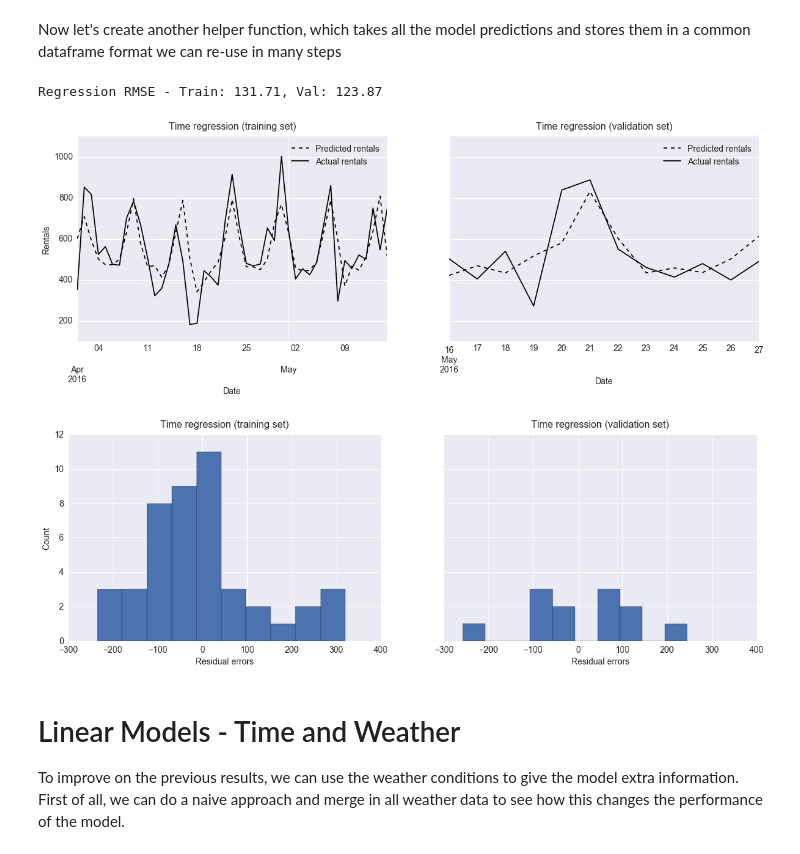
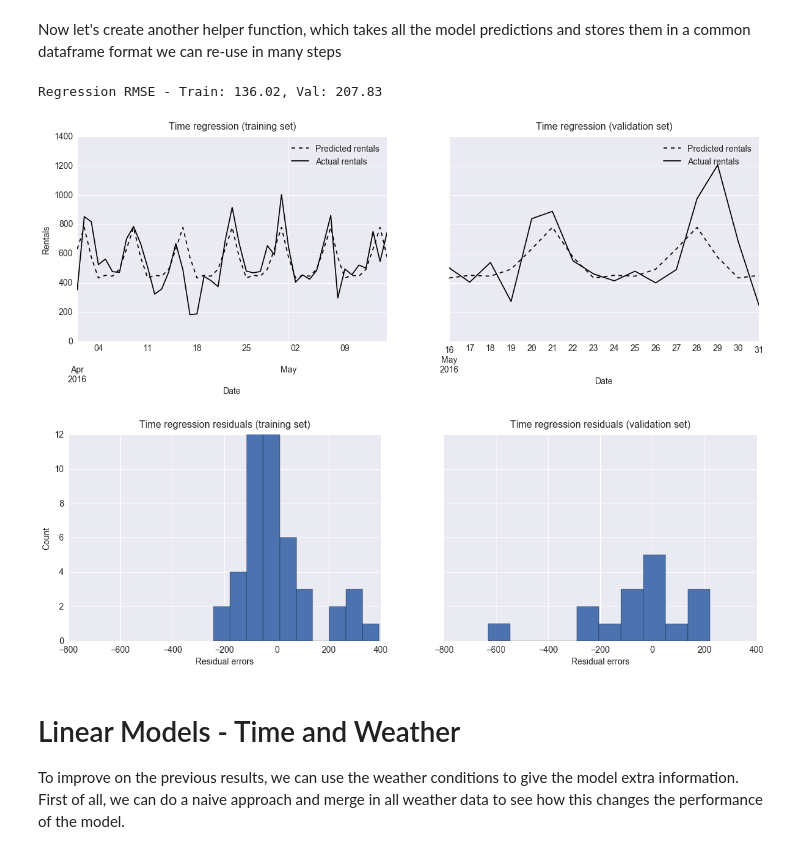
Before and after one commit to timgasser/bcycle-austin, a Jupyter notebook: notebooks/bcycle_daily_rental_models.ipynb, the cells around one changed output. Saved outputs shown, nothing was run; the diff lists cells and outputs as text; code cells hidden in the pictures.

```diff
--- a/notebooks/bcycle_daily_rental_models.ipynb
+++ b/notebooks/bcycle_daily_rental_models.ipynb
@@ -43,8 +43,19 @@ I'll create a couple of simple baselines first, which just use previous rental n
 # %%
 # First create a daily rentals dataframe, split it into training and validation
 rentals_df = load_daily_rentals()
-train_df = rentals_df['2016-04-01':'2016-05-15']
-val_df = rentals_df['2016-05-16':'2016-05-27']
+
+TRAIN_START = '2016-04-01'
+TRAIN_END   = '2016-05-15'
+VAL_START   = '2016-05-16'
+VAL_END     = '2016-05-31'
+TRAIN_DATES = pd.date_range(start=TRAIN_START, end=TRAIN_END, freq='D')
+VAL_DATES   = pd.date_range(start=VAL_START, end=VAL_END, freq='D')
+
+train_df = rentals_df.loc[TRAIN_DATES,:]
+val_df = rentals_df.loc[VAL_DATES,:]
+
+train_df.index.name = 'date'
+val_df.index.name = 'date'
 
 print('\nTraining data head:\n{}'.format(train_df.head()))
 print('\nValidation data head:\n{}'.format(val_df.head()))
@@ -140,8 +151,8 @@ def plot_residuals(train_df, val_df, pred_col, true_col, title):
         ax.tick_params(axis='y', labelsize=14)
 
     fig, axes = plt.subplots(1,2, sharey=True, sharex=True, figsize=(20,6))
-    plot_res(train_df, pred_col, true_col, title + ' (training set)', axes[0])
-    plot_res(val_df, pred_col, true_col, title + ' (validation set)', axes[1])
+    plot_res(train_df, pred_col, true_col, title + ' residuals (training set)', axes[0])
+    plot_res(val_df, pred_col, true_col, title + ' residuals (validation set)', axes[1])
 
 
 def plot_results(train_df, val_df, pred_col, true_col, title):
@@ -300,8 +353,8 @@ Now we can use the helper functions to create the X and y numpy arrays for use i
 reg_train_df = add_date_features(train_df)
 reg_val_df = add_date_features(val_df)
 
-X_train, y_train = reg_x_y_split(reg_train_df)
-X_val, y_val = reg_x_y_split(reg_val_df)
+X_train, y_train, _ = reg_x_y_split(reg_train_df, target_col='rentals', ohe_cols=['dayofweek'])
+X_val, y_val, _ = reg_x_y_split(reg_val_df, target_col='rentals', ohe_cols=['dayofweek'])
 
 print('X_train shape: {}, y_train shape: {}'.format(X_train.shape, y_train.shape))
 print('X_val shape: {}, y_val shape: {}'.format(X_val.shape, y_val.shape))
@@ -330,33 +383,32 @@ Now let's create another helper function, which takes all the model predictions
 # %%
 def df_from_results(index_train, y_train, y_train_pred, index_val, y_val, y_val_pred):
 
     train_dict = dict()
     val_dict = dict()
 
     train_dict['true'] = y_train
     train_dict['pred'] = y_train_pred
 
     val_dict['true'] = y_val
     val_dict['pred'] = y_val_pred
 
     train_df = pd.DataFrame(train_dict)
     val_df = pd.DataFrame(val_dict)
 
     train_df.index = index_train
     val_df.index = index_val
 
     return train_df, val_df
 
-reg_result_train_df, reg_result_val_df = df_from_results(reg_train_df['date'], y_train, y_train_pred,
-                                                         reg_val_df['date'], y_val, y_val_pred)
+reg_result_train_df, reg_result_val_df = df_from_results(reg_train_df.index, y_train, y_train_pred,
+                                                         reg_val_df.index, y_val, y_val_pred)
 
 print('Regression RMSE - Train: {:.2f}, Val: {:.2f}'.format(reg_train_rmse, reg_val_rmse))
 plot_results(reg_result_train_df, reg_result_val_df, 'pred', 'true', title='Time regression')
-# plot_prediction(reg_result_val_df, 'pred', 'true', title='Time regression (validation set)')
 # %% [output]
-Regression RMSE - Train: 131.71, Val: 123.87
+Regression RMSE - Train: 136.02, Val: 207.83
-[figure, old version]
+[figure, new version]
-[figure, old version]
+[figure, new version]
 # %% [markdown]
 # Linear Models - Time and Weather
 
```
Also changed, not shown: parts of 23 cells of this notebook.
